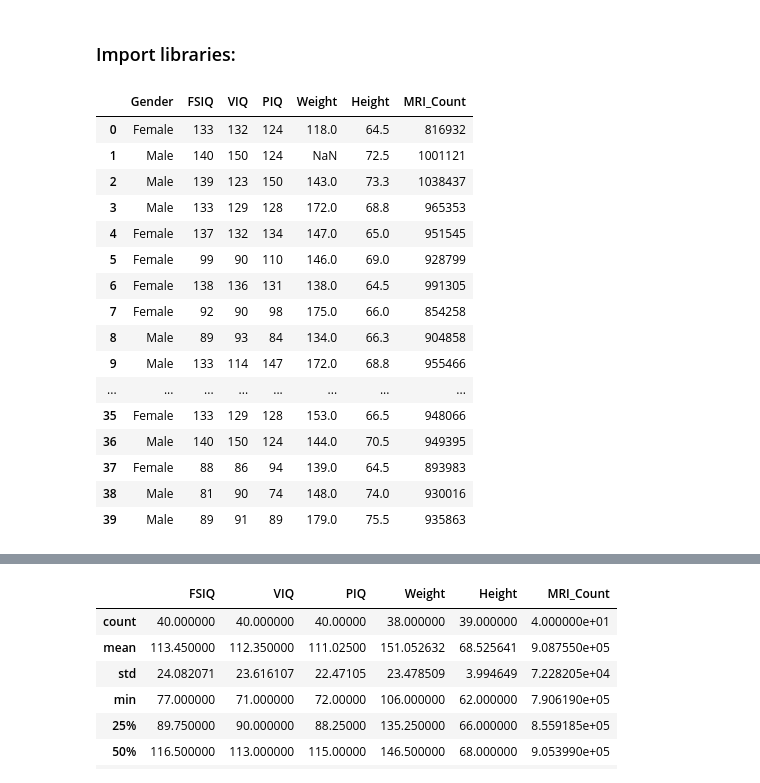
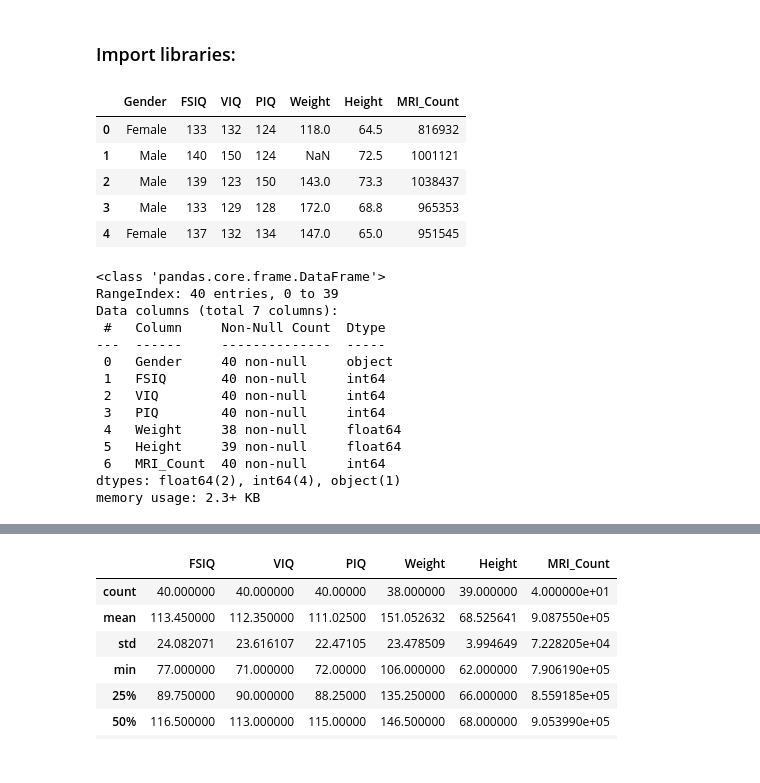
Before and after one commit to Rahafzsh/DataMiningTasks, a Jupyter notebook: Lab7/DMLabb.ipynb, the cells around one changed output, grey strips where cells are left out. Cells and saved outputs as stored; diff of their text form; code cells hidden in the pictures.

```diff
--- a/Lab7/DMLabb.ipynb
+++ b/Lab7/DMLabb.ipynb
@@ -8,22 +8,28 @@ import numpy as np
 import matplotlib.pyplot as plt
 # %%
 df = pd.read_csv("brainsize.csv")
-df
+df.head()
 # %% [output]
 |  | Gender | FSIQ | VIQ | PIQ | Weight | Height | MRI_Count |
 | 0 | Female | 133 | 132 | 124 | 118.0 | 64.5 | 816932 |
 | 1 | Male | 140 | 150 | 124 | NaN | 72.5 | 1001121 |
 | 2 | Male | 139 | 123 | 150 | 143.0 | 73.3 | 1038437 |
 | 3 | Male | 133 | 129 | 128 | 172.0 | 68.8 | 965353 |
 | 4 | Female | 137 | 132 | 134 | 147.0 | 65.0 | 951545 |
-| 5 | Female | 99 | 90 | 110 | 146.0 | 69.0 | 928799 |
-| 6 | Female | 138 | 136 | 131 | 138.0 | 64.5 | 991305 |
-| 7 | Female | 92 | 90 | 98 | 175.0 | 66.0 | 854258 |
-| 8 | Male | 89 | 93 | 84 | 134.0 | 66.3 | 904858 |
-| 9 | Male | 133 | 114 | 147 | 172.0 | 68.8 | 955466 |
-| ... | ... | ... | ... | ... | ... | ... | ... |
-| 35 | Female | 133 | 129 | 128 | 153.0 | 66.5 | 948066 |
-| 36 | Male | 140 | 150 | 124 | 144.0 | 70.5 | 949395 |
-| 37 | Female | 88 | 86 | 94 | 139.0 | 64.5 | 893983 |
-| 38 | Male | 81 | 90 | 74 | 148.0 | 74.0 | 930016 |
-| 39 | Male | 89 | 91 | 89 | 179.0 | 75.5 | 935863 |
+# %%
+df.info()
+# %% [output]
+<class 'pandas.core.frame.DataFrame'>
+RangeIndex: 40 entries, 0 to 39
+Data columns (total 7 columns):
+ #   Column     Non-Null Count  Dtype
+---  ------     --------------  -----
+ 0   Gender     40 non-null     object
+ 1   FSIQ       40 non-null     int64
+ 2   VIQ        40 non-null     int64
+ 3   PIQ        40 non-null     int64
+ 4   Weight     38 non-null     float64
+ 5   Height     39 non-null     float64
+ 6   MRI_Count  40 non-null     int64
+dtypes: float64(2), int64(4), object(1)
+memory usage: 2.3+ KB
```
Also changed, not shown: parts of 11 cells of this notebook.
